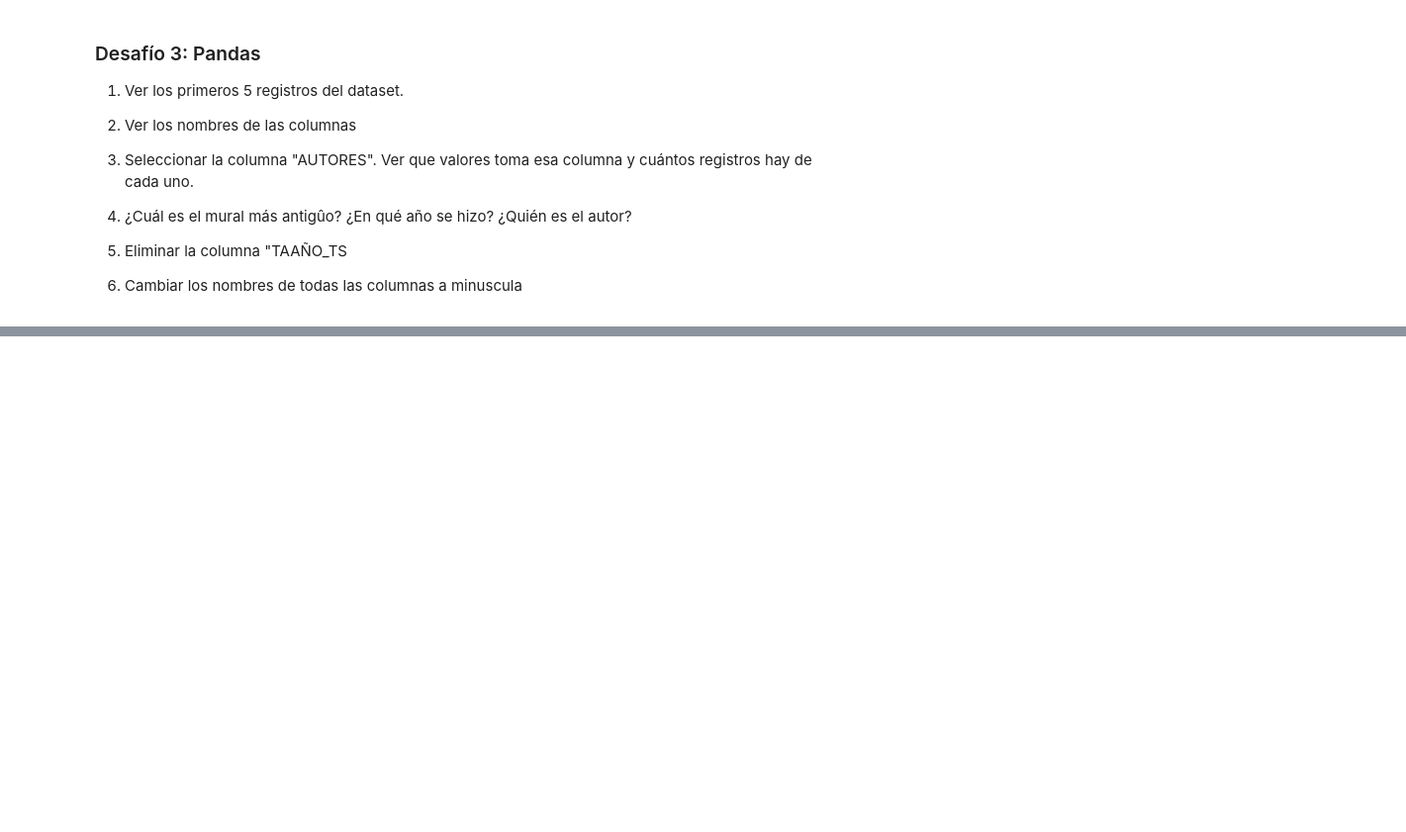
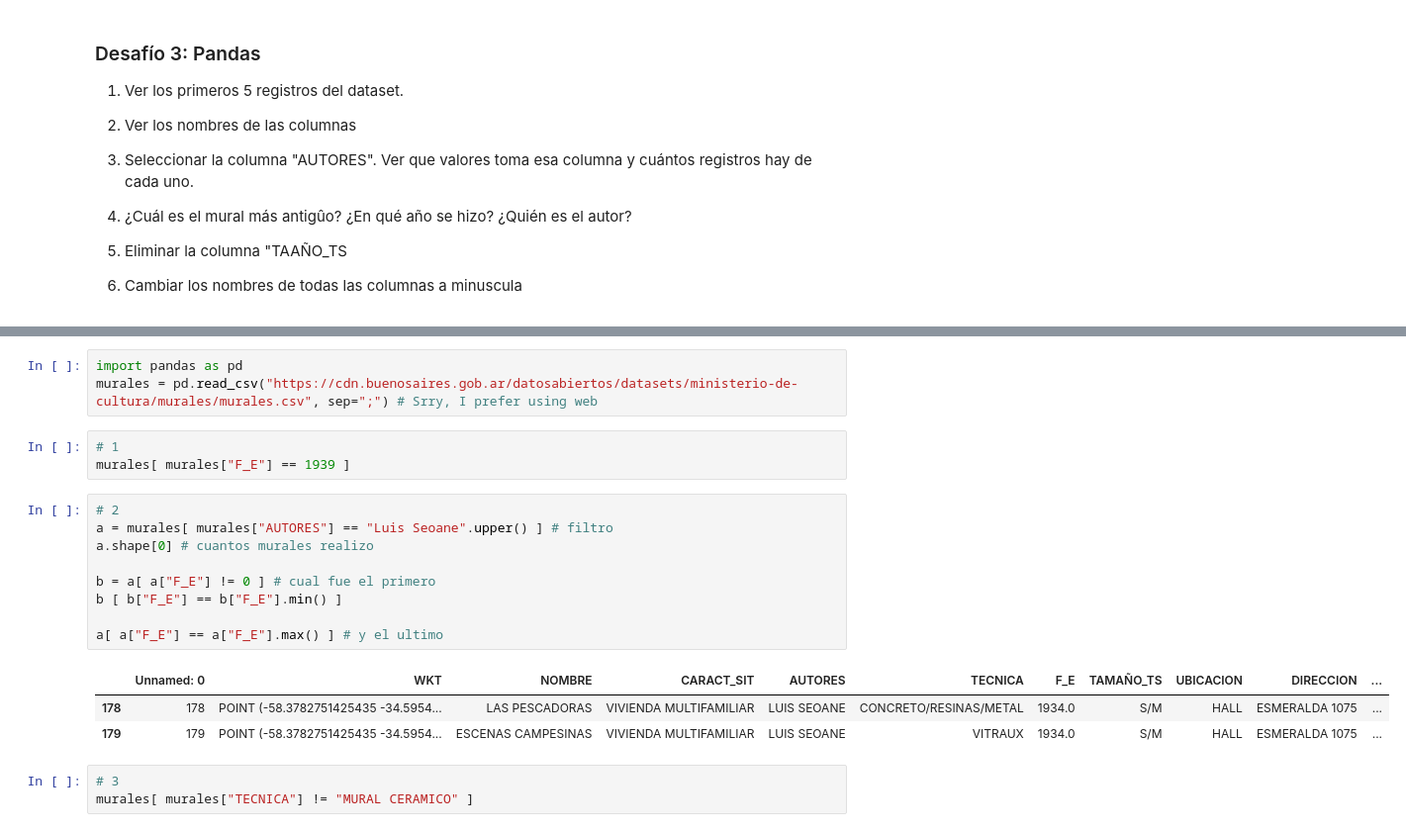
Before and after one commit to IonatanPerez/Aprender_Programando_2023, a Jupyter notebook: Compartido/PorrasFederico/FPDesafios.ipynb, the cells around one changed output, grey strips where cells are left out. Shown: that part at 99% size. Saved outputs shown, nothing was run; the diff lists cells and outputs as text; blank space fills up the shorter version.

```diff
--- a/Compartido/PorrasFederico/FPDesafios.ipynb
+++ b/Compartido/PorrasFederico/FPDesafios.ipynb
@@ -66,0 +186,22 @@ debemos quedarnos en casa
+# %%
+import pandas as pd
+murales = pd.read_csv("https://cdn.buenosaires.gob.ar/datosabiertos/datasets/ministerio-de-cultura/murales/murales.csv", sep=";") # Srry, I prefer using web
+# %%
+# 1
+murales[ murales["F_E"] == 1939 ]
+# %%
+# 2
+a = murales[ murales["AUTORES"] == "Luis Seoane".upper() ] # filtro
+a.shape[0] # cuantos murales realizo
+
+b = a[ a["F_E"] != 0 ] # cual fue el primero
+b [ b["F_E"] == b["F_E"].min() ]
+
+a[ a["F_E"] == a["F_E"].max() ] # y el ultimo
+# %% [output]
+|  | Unnamed: 0 | WKT | NOMBRE | CARACT_SIT | AUTORES | TECNICA | F_E | TAMAÑO_TS | UBICACION | DIRECCION | ... |
+| 178 | 178 | POINT (-58.3782751425435 -34.5954... | LAS PESCADORAS | VIVIENDA MULTIFAMILIAR | LUIS SEOANE | CONCRETO/RESINAS/METAL | 1934.0 | S/M | HALL | ESMERALDA 1075 | ... |
+| 179 | 179 | POINT (-58.3782751425435 -34.5954... | ESCENAS CAMPESINAS | VIVIENDA MULTIFAMILIAR | LUIS SEOANE | VITRAUX | 1934.0 | S/M | HALL | ESMERALDA 1075 | ... |
+# %%
+# 3
+murales[ murales["TECNICA"] != "MURAL CERAMICO" ]
```
Also changed, not shown: parts of 10 cells of this notebook, 20 other files.
